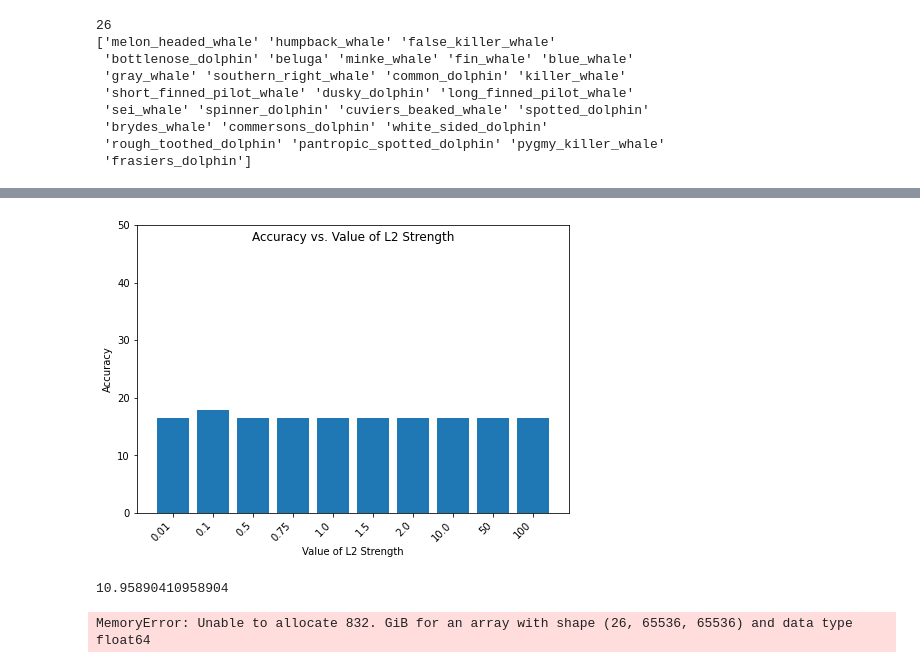
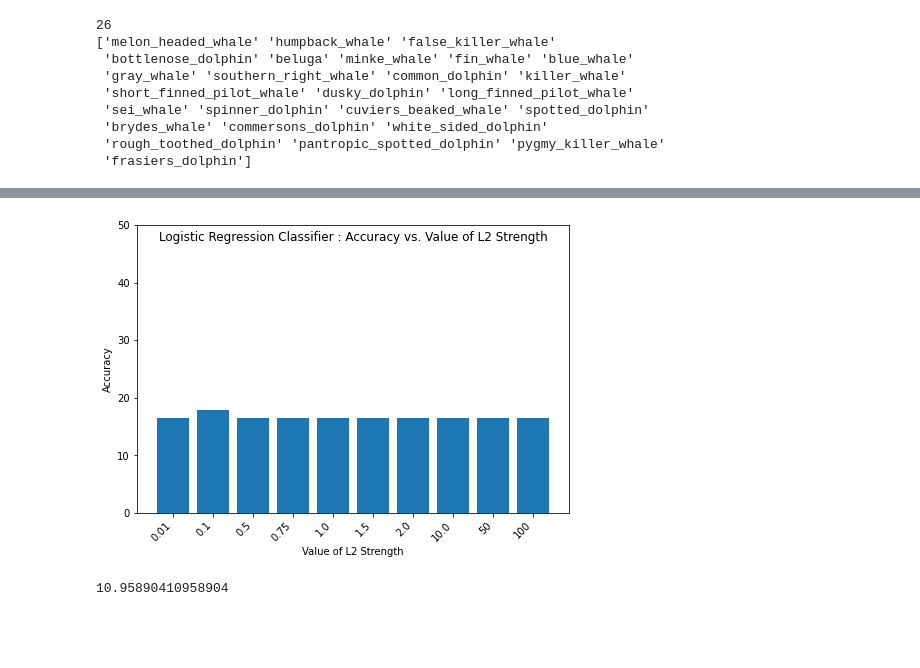
Before and after one commit to landmund/w207-spring2022-final-project-wong-chen-lim, a Jupyter notebook: Basic_Classifiers.ipynb, the cells around one changed output, grey strips where cells are left out. Saved outputs shown, nothing was run; the diff lists cells and outputs as text; code cells hidden in the pictures; blank space fills up the shorter version.

```diff
--- a/Basic_Classifiers.ipynb
+++ b/Basic_Classifiers.ipynb
@@ -129,9 +132,9 @@ def test_cluster_accuracy(model, train_features, test_features):
     # Get accuracy for each k_value
     return accuracy_score(test_labels, y_predict)*100
 
-def plot_scores(param_list, score_list, param_name, score_name):
+def plot_scores(param_list, score_list, param_name, score_name, model_name):
     fig = plt.figure()
-    fig.suptitle(score_name + " vs. Value of " + param_name)
+    fig.suptitle(model_name + " : " + score_name + " vs. Value of " + param_name)
     ax = fig.add_axes([0,0,1,1])
     ax.set_xlabel("Value of " + param_name)
     ax.set_ylabel(score_name)
@@ -203,23 +206,23 @@ plot_scores(var_smoothing_list, acc, "Variable Smoothing", "Accuracy")
 # %%
 # LogisticRegression
 c_list = [0.01, 0.1, 0.5, 0.75, 1.0,
               1.5, 2.0, 10.0, 50, 100]
 acc = list()
 
 for i in range(len(c_list)):
     lrmodel = LogisticRegression(C=c_list[i], solver="liblinear", multi_class="auto")
     acc.append(test_model_accuracy(
         lrmodel,
         train_features_shuffled,
         train_labels_shuffled,
         test_features_shuffled,
         test_labels_shuffled
     ))
 
 
-plot_scores(c_list, acc, "L2 Strength", "Accuracy")
+plot_scores(c_list, acc, "L2 Strength", "Accuracy", "Logistic Regression Classifier")
 # %% [output]
-[figure, old version]
+[figure, new version]
 # %%
 # K-Means clustering
 kmeans = KMeans(26, random_state=0)
@@ -229,8 +232,6 @@ print(test_cluster_accuracy(kmeans, train_features_shuffled, test_features_shuff
 10.95890410958904
 # %%
 # Gaussian Mixture Model clustering
-gmm = GMM(n_components=26)
+#gmm = GMM(n_components=26)
 
-print(test_cluster_accuracy(gmm, train_features_shuffled, test_features_shuffled))
+#print(test_cluster_accuracy(gmm, train_features_shuffled, test_features_shuffled))
-# %% [output]
-MemoryError: Unable to allocate 832. GiB for an array with shape (26, 65536, 65536) and data type float64
```
Also changed, not shown: parts of 5 cells of this notebook.
